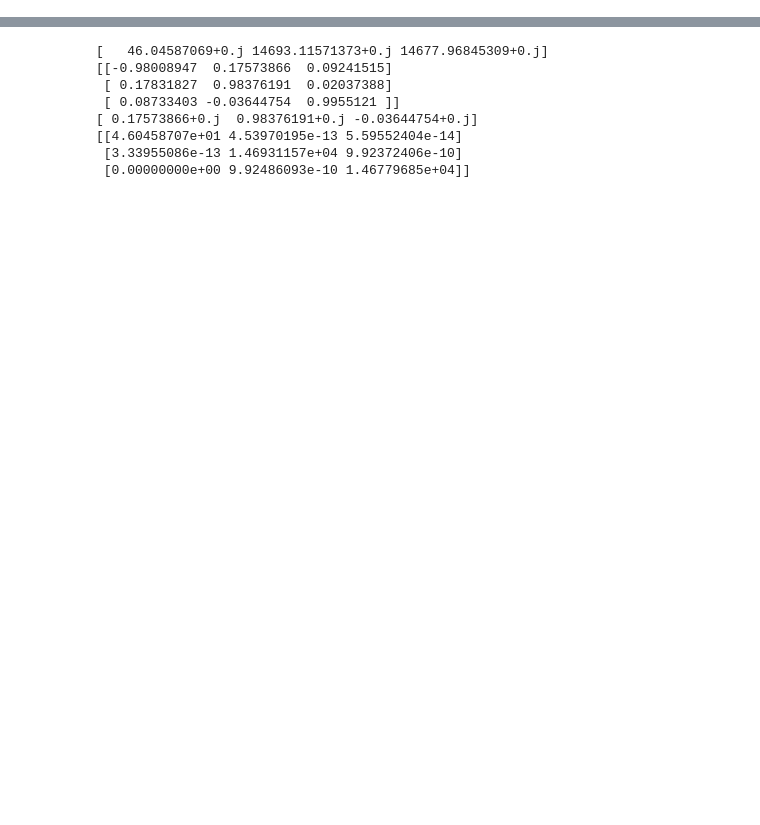
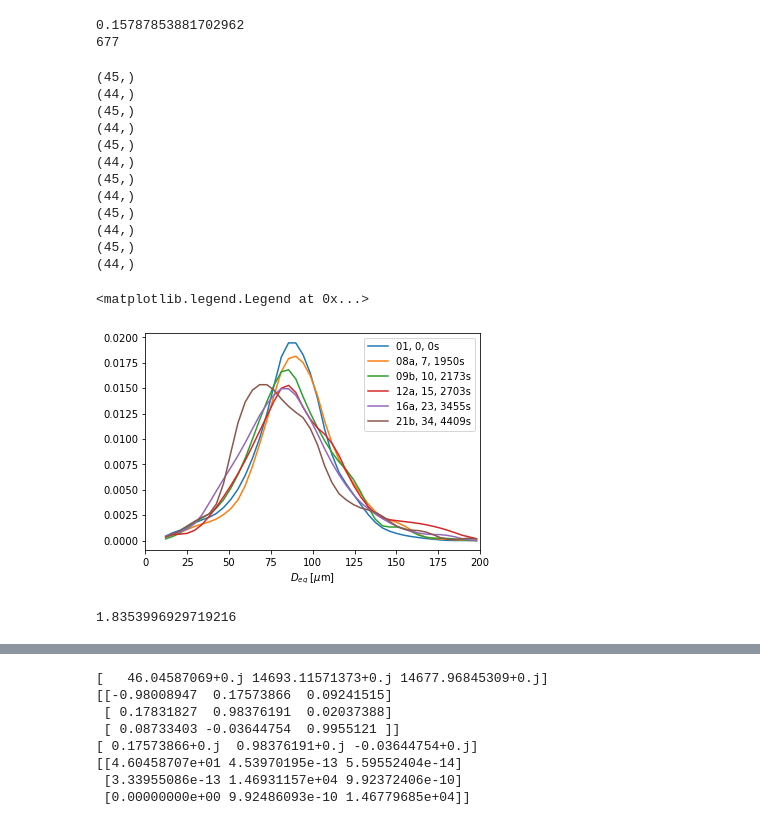
Before and after one commit to eboigne/tomoTools_als832, a Jupyter notebook: tomoTools/c_analysis.ipynb, the cells around one changed output, grey strips where cells are left out. Saved outputs shown, nothing was run; the diff lists cells and outputs as text; code cells hidden in the pictures; blank space fills up the shorter version.

```diff
--- a/tomoTools/c_analysis.ipynb
+++ b/tomoTools/c_analysis.ipynb
@@ -193,6 +3,0 @@ Particle analysis took: 3.199970245361328
-# %%
-areas = np.array([prop.area for prop in properties])
-ind_properties_cleaned = np.where((areas>500) * (areas < 300000))[0]
-print(len(ind_properties_cleaned))
-
-properties_cleaned = [prop for prop in properties if prop.area > 500]
@@ -389,0 +288,5 @@ print(np.nanmax(tortuosity))
+# %%
+with open(path_save+case+'/post_pro_data.pickle', 'rb') as handle:
+    list_scans = pickle.load(handle)
+
+print(list_scans[6].folder_name)
@@ -389,0 +383,11 @@ print(np.nanmax(tortuosity))
+# %%
+with open(path_save+case+'/post_pro_data.pickle', 'rb') as handle:
+    list_scans = pickle.load(handle)
+# %%
+ind_scan = 0
+
+print(list_scans[ind_scan].porosity)
+print(list_scans[ind_scan].nb_pores)
+# %% [output]
+0.15787853881702962
+677
@@ -389,0 +417,40 @@ print(np.nanmax(tortuosity))
+# %%
+ind_to_show = range(38)
+ind_to_show = [0, 7, 10, 15, 23, 37-3]
+
+# ind_to_show = [34, 35, 36, 37]
+# ind_to_show = [1,]
+nb_bins = 15
+diameter_hist_bin = np.linspace(10, 200, nb_bins)
+
+N_smoothing = 3
+
+for ind_scan in ind_to_show:
+
+    diameter_hist, _ = np.histogram(list_scans[ind_scan].equivalent_cylinder_diameters, bins = diameter_hist_bin)
+    # diameter_hist_bin_c = 0.5 * (diameter_hist_bin[:-1]+diameter_hist_bin[1:])
+
+    bin_smoothed, bin_smoothed_values = smooth_histogram_curve(diameter_hist_bin, diameter_hist, N_smoothing)
+    bin_smoothed_c = 0.5 * (bin_smoothed[:-1]+bin_smoothed[1:])
+
+    bin_smoothed_values = moving_avg(bin_smoothed_values, N_smoothing)
+
+    plt.plot(bin_smoothed_c, bin_smoothed_values, label=str(list_scans[ind_scan].folder_name)+', '+str(ind_scan)+', '+str(int(list_scans[ind_scan].scan_time))+'s')
+plt.xlabel('$D_{eq}$ [$\mu$m]')
+plt.xlim(0, 200)
+plt.legend()
+# %% [output]
+(45,)
+(44,)
+(45,)
+(44,)
+(45,)
+(44,)
+(45,)
+(44,)
+(45,)
+(44,)
+(45,)
+(44,)
+<matplotlib.legend.Legend at 0x...>
+[figure, added]
@@ -389,0 +473,7 @@ print(np.nanmax(tortuosity))
+# %%
+nb_bins = 60
+tortuosity_hist_bin = np.linspace(1.0, 2.0, nb_bins)
+
+np.nanmax(list_scans[10].tortuosity)
+# %% [output]
+1.8353996929719216
```
Also changed, not shown: parts of 35 cells of this notebook.
